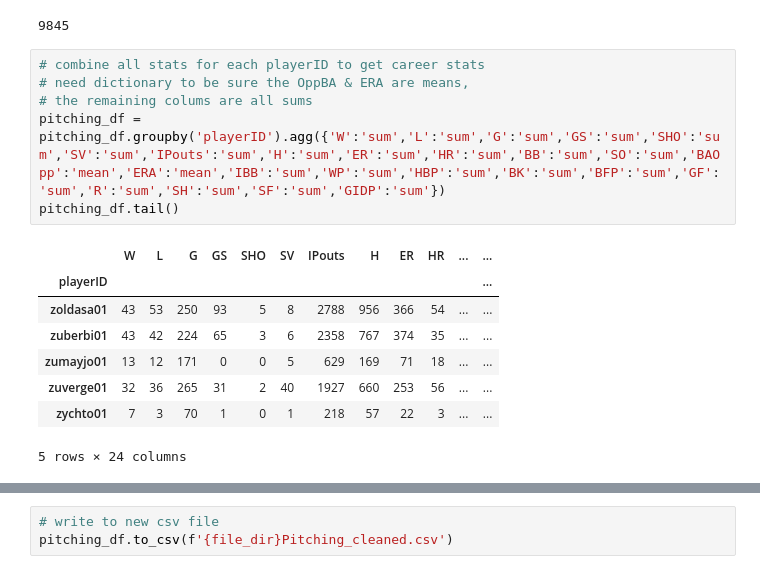
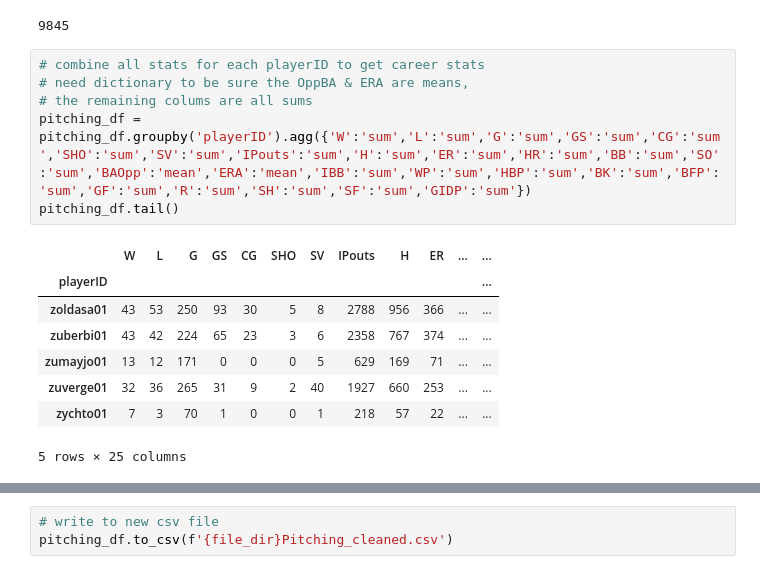
Before and after one commit to arivers444/Project_Finale, a Jupyter notebook: preprocessing_data.ipynb, the cells around one changed output, grey strips where cells are left out. Saved outputs shown, nothing was run; the diff lists cells and outputs as text.

```diff
--- a/preprocessing_data.ipynb
+++ b/preprocessing_data.ipynb
@@ -144,15 +193,15 @@ pitching_df['playerID'].nunique()
 # %%
 # combine all stats for each playerID to get career stats
 # need dictionary to be sure the OppBA & ERA are means,
 # the remaining colums are all sums
-pitching_df = pitching_df.groupby('playerID').agg({'W':'sum','L':'sum','G':'sum','GS':'sum','SHO':'sum','SV':'sum','IPouts':'sum','H':'sum','ER':'sum','HR':'sum','BB':'sum','SO':'sum','BAOpp':'mean','ERA':'mean','IBB':'sum','WP':'sum','HBP':'sum','BK':'sum','BFP':'sum','GF':'sum','R':'sum','SH':'sum','SF':'sum','GIDP':'sum'})
+pitching_df = pitching_df.groupby('playerID').agg({'W':'sum','L':'sum','G':'sum','GS':'sum','CG':'sum','SHO':'sum','SV':'sum','IPouts':'sum','H':'sum','ER':'sum','HR':'sum','BB':'sum','SO':'sum','BAOpp':'mean','ERA':'mean','IBB':'sum','WP':'sum','HBP':'sum','BK':'sum','BFP':'sum','GF':'sum','R':'sum','SH':'sum','SF':'sum','GIDP':'sum'})
 pitching_df.tail()
 # %% [output]
-|  | W | L | G | GS | SHO | SV | IPouts | H | ER | HR | ... | ... |
+|  | W | L | G | GS | CG | SHO | SV | IPouts | H | ER | ... | ... |
 | playerID |  |  |  |  |  |  |  |  |  |  |  | ... |
-| zoldasa01 | 43 | 53 | 250 | 93 | 5 | 8 | 2788 | 956 | 366 | 54 | ... | ... |
-| zuberbi01 | 43 | 42 | 224 | 65 | 3 | 6 | 2358 | 767 | 374 | 35 | ... | ... |
-| zumayjo01 | 13 | 12 | 171 | 0 | 0 | 5 | 629 | 169 | 71 | 18 | ... | ... |
-| zuverge01 | 32 | 36 | 265 | 31 | 2 | 40 | 1927 | 660 | 253 | 56 | ... | ... |
-| zychto01 | 7 | 3 | 70 | 1 | 0 | 1 | 218 | 57 | 22 | 3 | ... | ... |
+| zoldasa01 | 43 | 53 | 250 | 93 | 30 | 5 | 8 | 2788 | 956 | 366 | ... | ... |
+| zuberbi01 | 43 | 42 | 224 | 65 | 23 | 3 | 6 | 2358 | 767 | 374 | ... | ... |
+| zumayjo01 | 13 | 12 | 171 | 0 | 0 | 0 | 5 | 629 | 169 | 71 | ... | ... |
+| zuverge01 | 32 | 36 | 265 | 31 | 9 | 2 | 40 | 1927 | 660 | 253 | ... | ... |
+| zychto01 | 7 | 3 | 70 | 1 | 0 | 0 | 1 | 218 | 57 | 22 | ... | ... |
-5 rows × 24 columns
+5 rows × 25 columns
```
Also changed, not shown: parts of 8 cells of this notebook, 11 other files.
